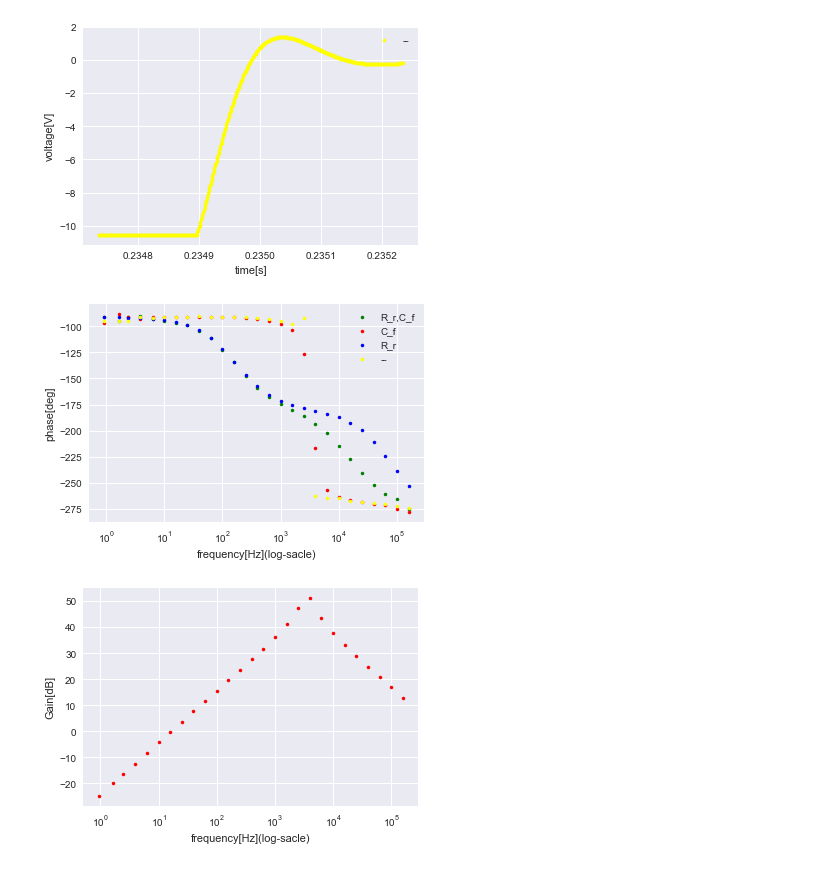
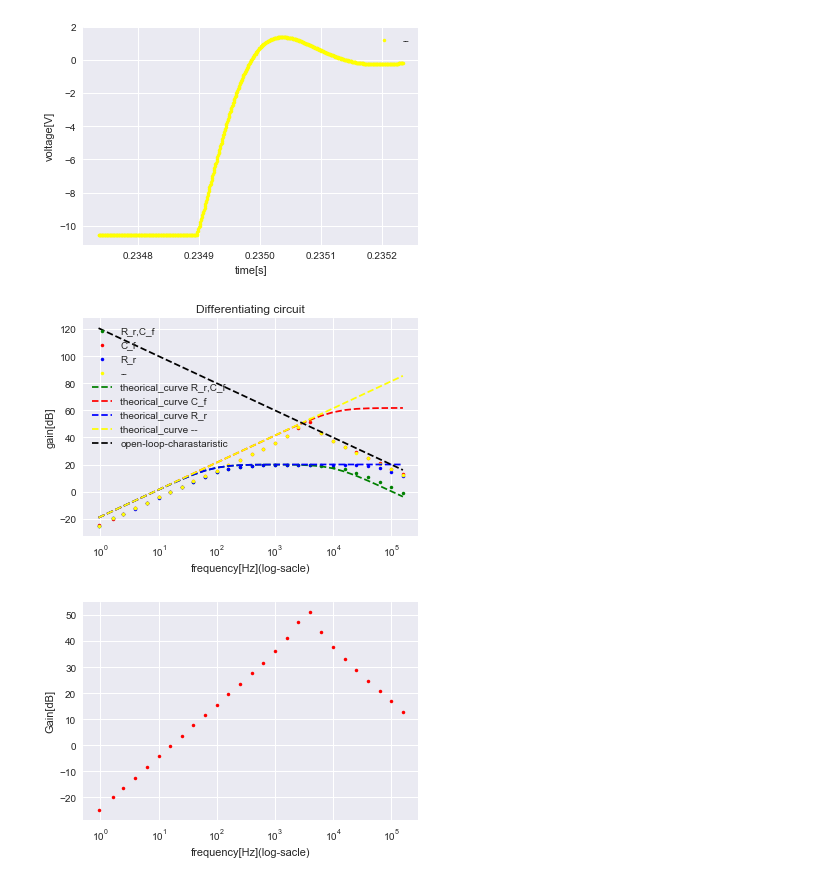
Before and after one commit to cultivatetsubo/notebook, a Jupyter notebook: finished_data/A2_opamp_amplifer_hanten.ipynb, the cells around one changed output. Cells and saved outputs as stored; diff of their text form; code cells hidden in the pictures.

```diff
--- a/A2_opamp_amplifer_hanten.ipynb
+++ b/finished_data/A2_opamp_amplifer_hanten.ipynb
@@ -69,25 +83,45 @@ plt.show()
 # %% [output]
 [figure]
 [figure]
-# %%
-plt.xscale("log")
-plt.plot(diff1[0],phase1,'.',label="R_r,C_f",color="green")
-plt.plot(diff2[0],phase2,'.',label="C_f",color="red")
-plt.plot(diff3[0],phase3,'.',label="R_r",color="blue")
-plt.plot(diff4[0],phase4,'.',label="--",color="yellow")
-#plt.plot(diff2[0],diff2[2],'.',label="20dB",color="green")
-plt.xlabel("frequency[Hz](log-sacle)")
-plt.ylabel("phase[deg]")
-#plt.axhline(37,ls='-',label="40-3[dB]")
-#plt.axhline(17,ls='-',label="20-3[dB]",color='red')
-#plt.axvline(x=63095,ls='--',color='red')
-#plt.axvline(x=8912,ls='--')
-plt.legend()
-file1="A2-2.png"
-plt.savefig(file1)
-plt.show()
-# %% [output]
-[figure, removed]
+# %%
+Cr=1.18*0.00001
+Cf=0.961*0.00000001
+Rr=0.998*1000
+Rf=10.04*1000
+def theoryall(w):
+    return 20*np.log(abs(1j*w*Cr*Rf/(1j*Cr*w*Rr+1)/(1j*w*Cf*Rf+1)))/np.log(10)
+def theory1(w):
+    return 20*np.log(abs(1/(1/Rf+1j*w*Cf)/(Rr+1/(1j*w*Cr))))/np.log(10)
+def theory2(w):
+    return 20*np.log(abs(1/(1/Rf+1j*w*Cf)/(1/1j/w/Cr)))/np.log(10)
+def theory3(w):
+    return -20*np.log(abs((Rr+1/(1j*w*Cr))/Rf))/np.log(10)
+def theory4(w):
+    return 20*np.log(abs(Rf*Cr*1j*w))/np.log(10)
+plt.xscale("log")
+plt.plot(diff1[0],diff1[1],'.',label="R_r,C_f",color="green")
+plt.plot(diff2[0],diff2[1],'.',label="C_f",color="red")
+plt.plot(diff3[0],diff3[1],'.',label="R_r",color="blue")
+plt.plot(diff4[0],diff4[1],'.',label="--",color="yellow")
+plt.plot(diff1[0],theoryall(diff1[0]),'--',label="theorical_curve R_r,C_f",color="green")
+plt.plot(diff2[0],theory2(diff2[0]),'--',label="theorical_curve C_f",color="red")
+plt.plot(diff3[0],theory3(diff3[0]),'--',label="theorical_curve R_r",color="blue")
+plt.plot(diff4[0],theory4(diff4[0]),'--',label="theorical_curve --",color="yellow")
+plt.plot(diff1[0],-20*np.log(diff1[0])/np.log(10)+120,'--',label='open-loop-charastaristic',color='black')
+#plt.plot(diff2[0],diff2[2],'.',label="20dB",color="green")
+plt.xlabel("frequency[Hz](log-sacle)")
+plt.ylabel("gain[dB]")
+plt.title('Differentiating circuit')
+#plt.axhline(37,ls='-',label="40-3[dB]")
+#plt.axhline(17,ls='-',label="20-3[dB]",color='red')
+#plt.axvline(x=63095,ls='--',color='red')
+#plt.axvline(x=8912,ls='--')
+plt.legend()
+file1="diffgain.png"
+plt.savefig(file1)
+plt.show()
+# %% [output]
+[figure, added]
 # %%
 plt.xscale("log")
 plt.plot(diff2[0],diff2[1],'.',label="20dB",color="red")
```
Also changed, not shown: parts of 2 cells of this notebook, 37 other files.
